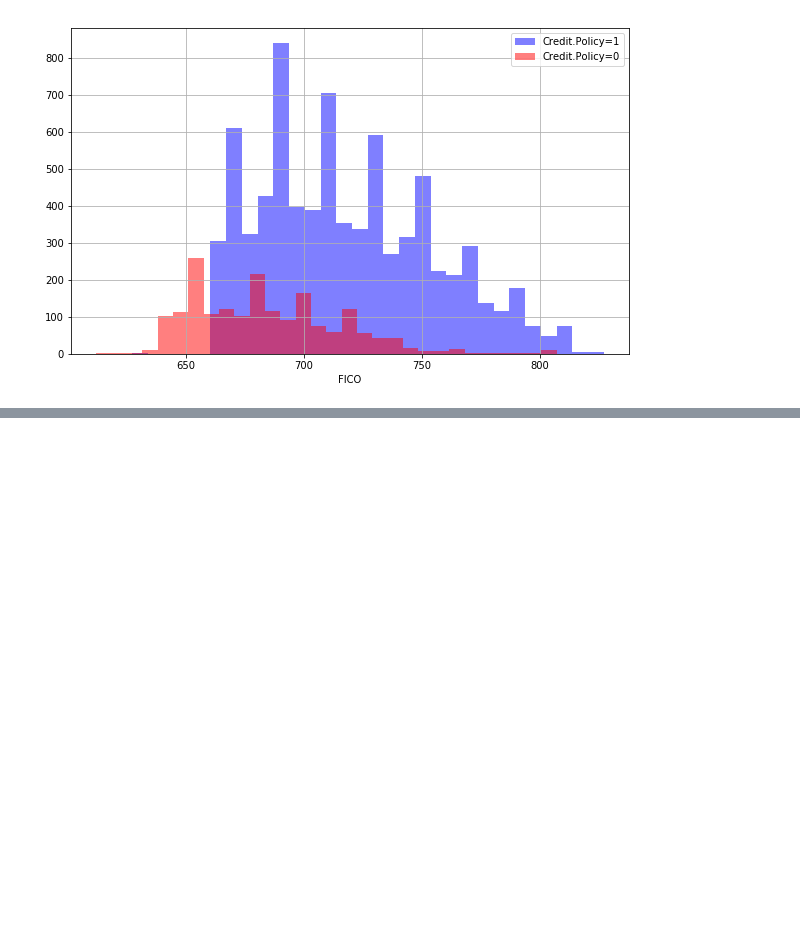
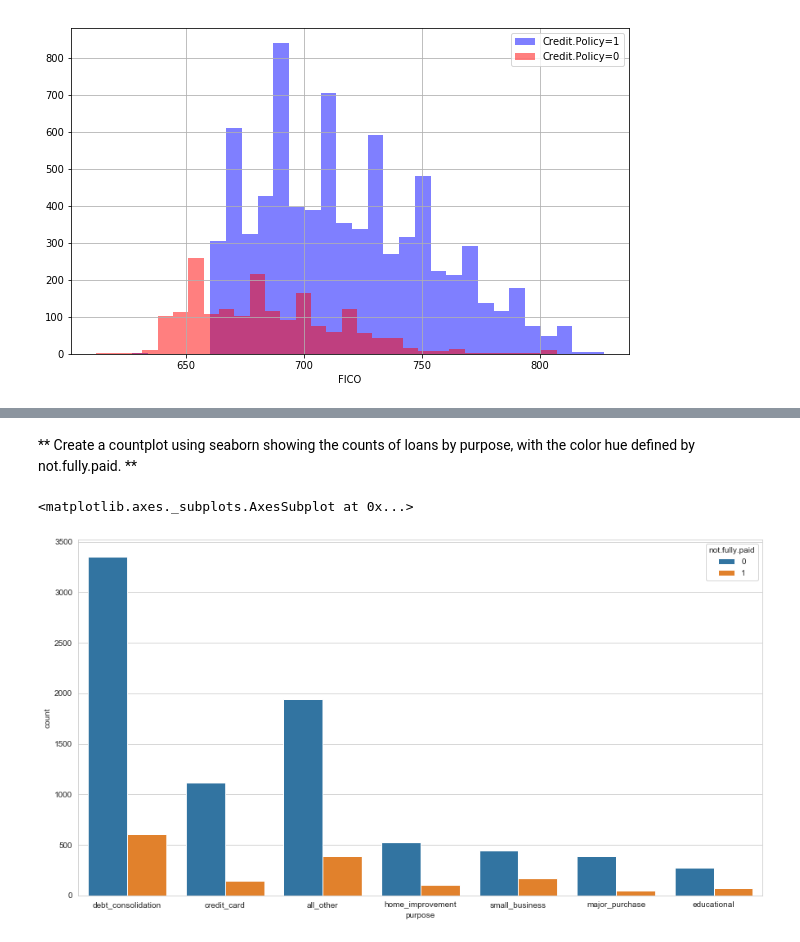
Before and after one commit to paauwp/Decision-Trees-and-Random-Forests-Lesson, a Jupyter notebook: My Decision Trees Project.ipynb, the cells around one changed output, grey strips where cells are left out. Cells and saved outputs as stored; diff of their text form; code cells hidden in the pictures; blank space fills up the shorter version.

```diff
--- a/My Decision Trees Project.ipynb
+++ b/My Decision Trees Project.ipynb
@@ -129,0 +157,8 @@ Text(0.5, 0, 'FICO')
+# %% [markdown]
+** Create a countplot using seaborn showing the counts of loans by purpose, with the color hue defined by not.fully.paid. **
+# %%
+plt.figure(figsize=(15,8))
+sns.countplot(x="purpose", data=loans, hue='not.fully.paid')
+# %% [output]
+<matplotlib.axes._subplots.AxesSubplot at 0x...>
+[figure, added]
```
Also changed, not shown: parts of 3 cells of this notebook.
